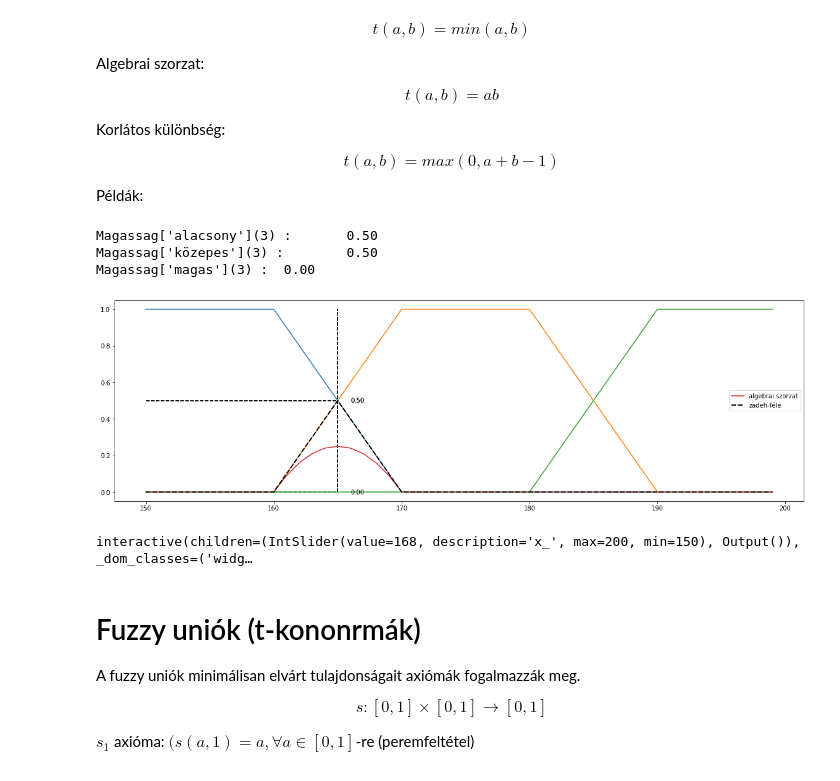
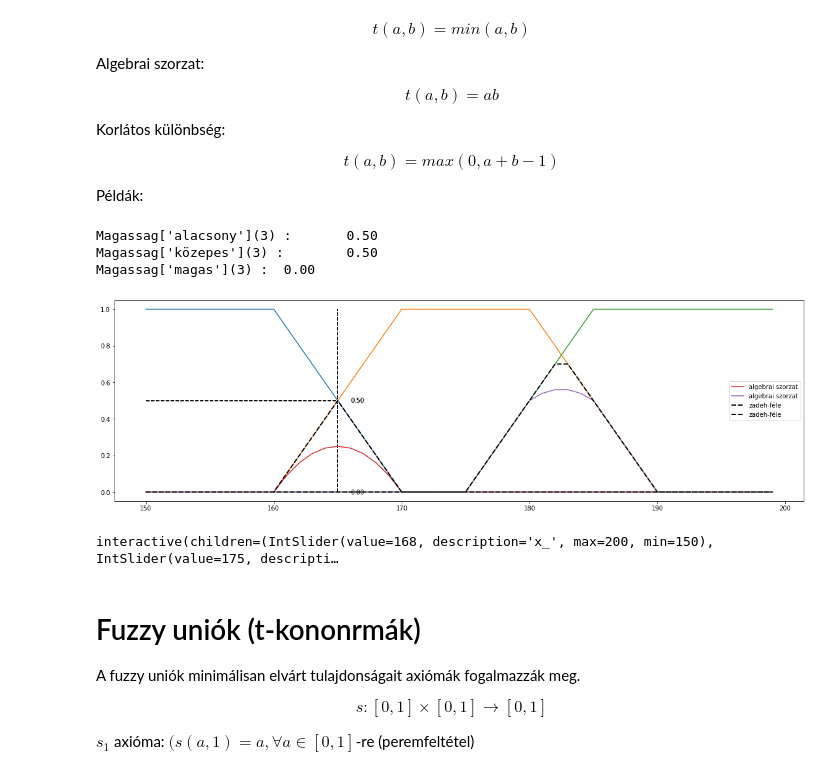
Before and after one commit to JoDeMiro/FuzzyBevezetes, a Jupyter notebook: Python_Fuzzy_Bemutató_a_Tanárnőnek_6_Interactive.ipynb, the cells around one changed output. Drawn from its saved outputs; the diff is of its cells as text; code cells hidden in the pictures.

```diff
--- a/Python_Fuzzy_Bemutató_a_Tanárnőnek_6_Interactive.ipynb
+++ b/Python_Fuzzy_Bemutató_a_Tanárnőnek_6_Interactive.ipynb
@@ -259,46 +259,68 @@ $$ t(a,b) = max(0,a+b-1) $$
 
 Példák:
 # %%
+
+
+
 #@title
-def membershipDemo(x_):
+def membershipANDDemo(x_, a1, a2):
+
+  Magassag         = ctrl.Antecedent(np.arange(150, 200, 1), 'magassag X[cm]')
+
+  Magassag.defuzzify_method = 'centroid'
+  Magassag.universe.mean()
+
+  Magassag['alacsony'] = fuzzy.trapmf(Magassag.universe, [150, 150, 160, 170])
+  Magassag['közepes'] = fuzzy.trapmf(Magassag.universe, [160, 170, 180, 190])
+  Magassag['magas'] = fuzzy.trapmf(Magassag.universe, [a1, a2, 200, 200])
+
   plt.rcParams["figure.figsize"] = (20,6)
   container = []
   for key in Magassag.terms.keys():
     plt.plot(x, Magassag[key].mf)
 
     xv = x_
 
     value = fuzzy.interp_membership(Magassag.universe, Magassag.__getitem__(key).mf, [xv])
 
     print("Magassag['{0}'](3) : \t{1:0.2f}".format(key, value[0]))
 
     plt.vlines(xv, ymin = 0, ymax = 1, colors = 'k', linestyles = 'dashed')
     plt.hlines(value, xmin = 150, xmax = xv, colors = 'k', linestyles = 'dashed')
     plt.text(xv+1, value[0], '{:0.2f}'.format(value[0]), verticalalignment = 'center')
 
     container.append(Magassag[key].mf)
 
 
   # albebrai szorzat
   algebrai = np.asarray(container[0])*np.asarray(container[1])
   plt.plot(x, algebrai, label = 'algebrai szorzat')
 
+  algebrai = np.asarray(container[1])*np.asarray(container[2])
+  plt.plot(x, algebrai, label = 'algebrai szorzat')
+
+
   # zadeh féle fuzzy metszet
   zadeh = np.minimum(np.asarray(container[0]),np.asarray(container[1]))
   plt.plot(x, zadeh, label = 'zadeh-féle', color='black', lw = 2, linestyle='dashed')
 
+  zadeh = np.minimum(np.asarray(container[1]),np.asarray(container[2]))
+  plt.plot(x, zadeh, label = 'zadeh-féle', color='black', lw = 2, linestyle='dashed')
+
+
+
   plt.legend()
 
-membershipDemo(165)
+membershipANDDemo(165, 175, 185)
 # %% [output]
 Magassag['alacsony'](3) :       0.50
 Magassag['közepes'](3) :        0.50
 Magassag['magas'](3) :  0.00
-[figure, old version]
+[figure, new version]
 # %%
-interact(membershipDemo, x_=widgets.IntSlider(min=150, max=200, step=1, value=168));
+interact(membershipANDDemo, x_=widgets.IntSlider(min=150, max=200, step=1, value=168), a1=widgets.IntSlider(min=150, max=200, step=1, value=175), a2=widgets.IntSlider(min=185, max=200, step=1, value=168));
 # %% [output]
-interactive(children=(IntSlider(value=168, description='x_', max=200, min=150), Output()), _dom_classes=('widg…
+interactive(children=(IntSlider(value=168, description='x_', max=200, min=150), IntSlider(value=175, descripti…
 # %% [markdown]
 # Fuzzy uniók (t-kononrmák)
 
```
Also changed, not shown: parts of 2 cells of this notebook.
